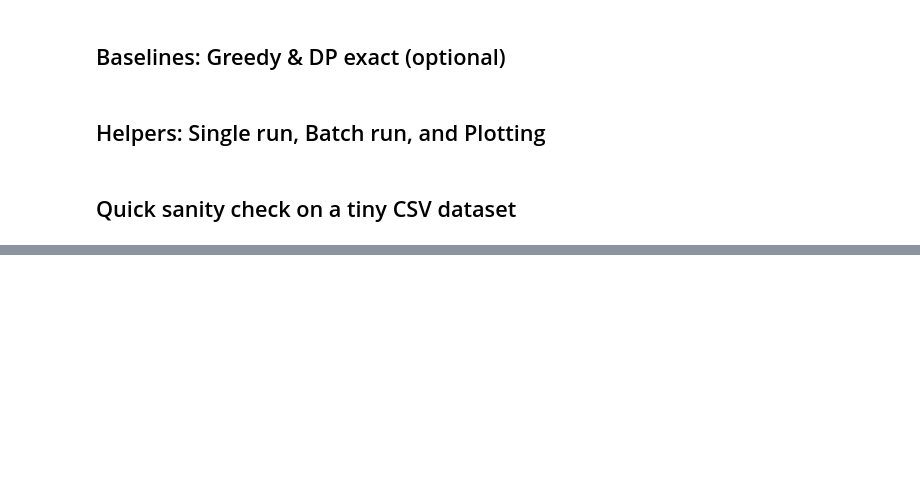
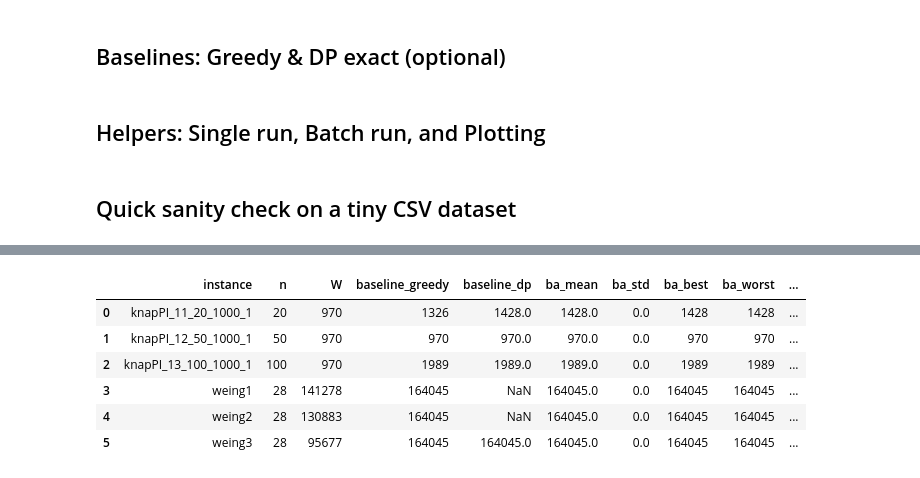
Before and after one commit to QuasimodoCodes/4610-Final, a Jupyter notebook: KnapsackProblemBeesAlgorithm/BA_Knapsack_test.ipynb, the cells around one changed output, grey strips where cells are left out. Saved outputs shown, nothing was run; the diff lists cells and outputs as text; code cells hidden in the pictures; blank space fills up the shorter version.

```diff
--- a/KnapsackProblemBeesAlgorithm/BA_Knapsack_test.ipynb
+++ b/KnapsackProblemBeesAlgorithm/BA_Knapsack_test.ipynb
@@ -372,0 +341,16 @@ plot_convergence("toy_conv.csv")  # display inline
+# %%
+@dataclass
+class BAStats:
+    best_values: List[int]
+    avg_fitness: List[float]
+    best_weights: List[int]
+    times: List[float]        # wall-clock at each iteration
+    iter_best_update: List[int]  # iteration index whenever best improved
+
+class Fitness:
+    def __init__(self, v: np.ndarray, w: np.ndarray, W: int):
+        self.v, self.w, self.W = v, w, W
+
+    def evaluate(self, x: np.ndarray) -> Tuple[int, int, np.ndarray]:
+        xr = repair(x, self.v, self.w, self.W)
+        return total_value(xr, self.v), total_weight(xr, self.w), xr
@@ -372,0 +595,20 @@ plot_convergence("toy_conv.csv")  # display inline
+# %%
+all_summaries = []
+all_details: Dict[str, pd.DataFrame] = {}
+
+for inst in instances:
+    use_dp = inst.W <= 100000 and inst.n <= 300  # safer DP toggle
+    df_runs, summary = evaluate_instance_with_repeats(inst, ba_params, seeds, use_dp_baseline=use_dp)
+    all_summaries.append(summary)
+    all_details[inst.name] = df_runs
+
+summary_df = pd.DataFrame(all_summaries)
+summary_df
+# %% [output]
+|  | instance | n | W | baseline_greedy | baseline_dp | ba_mean | ba_std | ba_best | ba_worst | ... |
+| 0 | knapPI_11_20_1000_1 | 20 | 970 | 1326 | 1428.0 | 1428.0 | 0.0 | 1428 | 1428 | ... |
+| 1 | knapPI_12_50_1000_1 | 50 | 970 | 970 | 970.0 | 970.0 | 0.0 | 970 | 970 | ... |
+| 2 | knapPI_13_100_1000_1 | 100 | 970 | 1989 | 1989.0 | 1989.0 | 0.0 | 1989 | 1989 | ... |
+| 3 | weing1 | 28 | 141278 | 164045 | NaN | 164045.0 | 0.0 | 164045 | 164045 | ... |
+| 4 | weing2 | 28 | 130883 | 164045 | NaN | 164045.0 | 0.0 | 164045 | 164045 | ... |
+| 5 | weing3 | 28 | 95677 | 164045 | 164045.0 | 164045.0 | 0.0 | 164045 | 164045 | ... |
```
Also changed, not shown: parts of 19 cells of this notebook, 14 other files.
